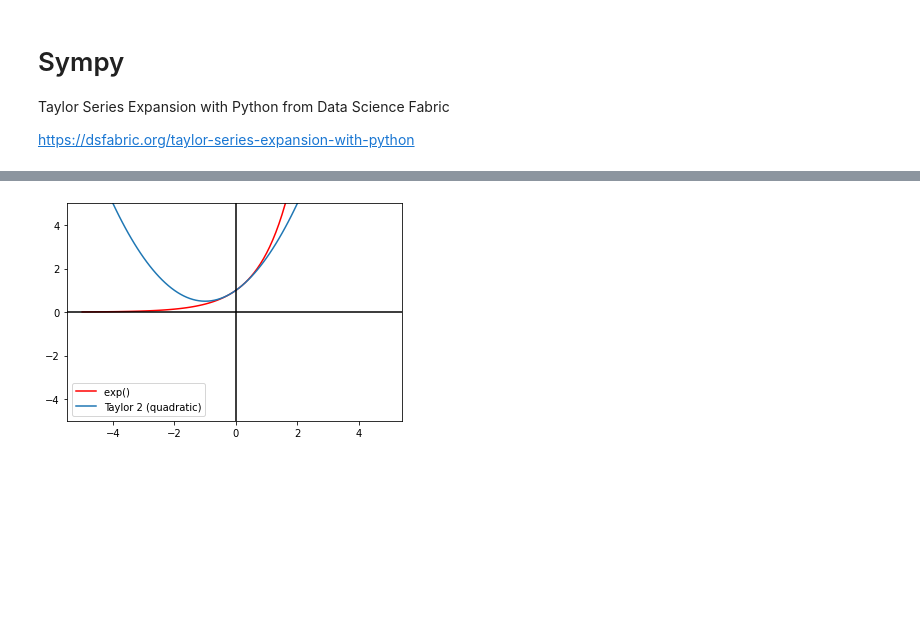
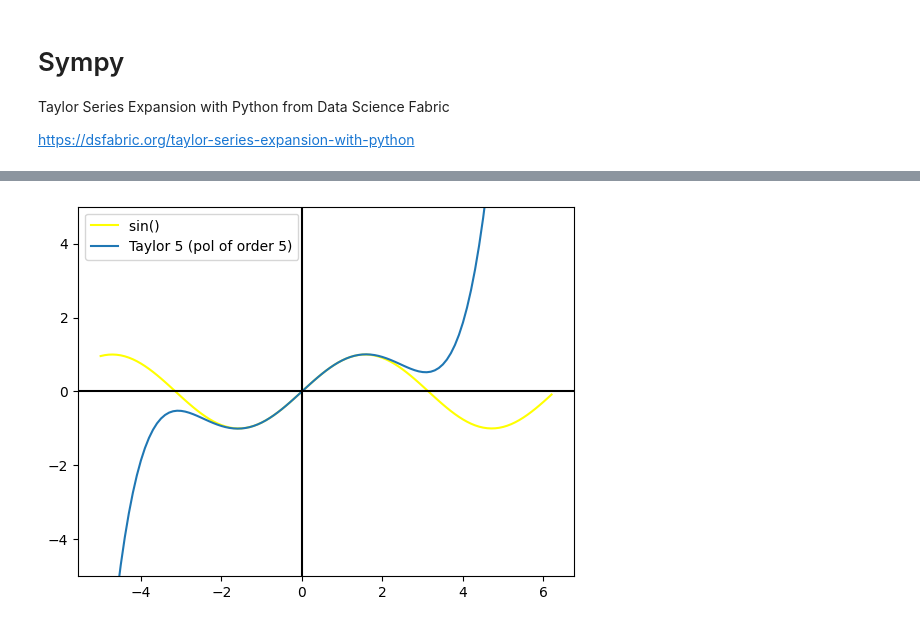
Before and after one commit to dfbello/MetNumUN2023I, a Jupyter notebook: Lab9/Group7_Taylor_sin_x.ipynb, the cells around one changed output, grey strips where cells are left out. Cells and saved outputs as stored; diff of their text form; code cells hidden in the pictures; blank space fills up the shorter version.

```diff
--- a/Lab9/Group7_Taylor_sin_x.ipynb
+++ b/Lab9/Group7_Taylor_sin_x.ipynb
@@ -1225,27 +1166,27 @@ plt.show()
 # %%
 import math
 import numpy as np
 import matplotlib.pyplot as plt
 # if using a Jupyter notebook, include:
 %matplotlib inline
 
-values = np.arange(-5,5,0.1)
-p_exp = np.exp(values)
-t_exp3 = [taylor(exp(x), 0, 3).subs(x,v) for v in values]
-legends = ['exp() ','Taylor 2 (quadratic)']
+values = np.arange(-5,2*np.pi,0.1)
+p_sin = np.sin(values)
+t_sin4 = [taylor(sin(x), 0, 6).subs(x,v) for v in values]
+legends = ['sin() ','Taylor 5 (pol of order 5)']
 
 fig, ax = plt.subplots()
-ax.plot(values,p_exp, color ='red')
-ax.plot(values,t_exp3)
+ax.plot(values,p_sin, color ='yellow')
+ax.plot(values,t_sin4)
 
 ax.set_ylim([-5,5])
 ax.axhline(y=0.0, xmin=-5.0, xmax=5.0, color='black')
 ax.axvline(x=0.0, ymin=-10.0, ymax=10.0, color='black')
 ax.legend(legends)
 
 plt.show()
 # %% [output]
-[figure, old version]
+[figure, new version]
 # %%
 import math
 import numpy as np
```
Also changed, not shown: parts of 51 cells of this notebook.
